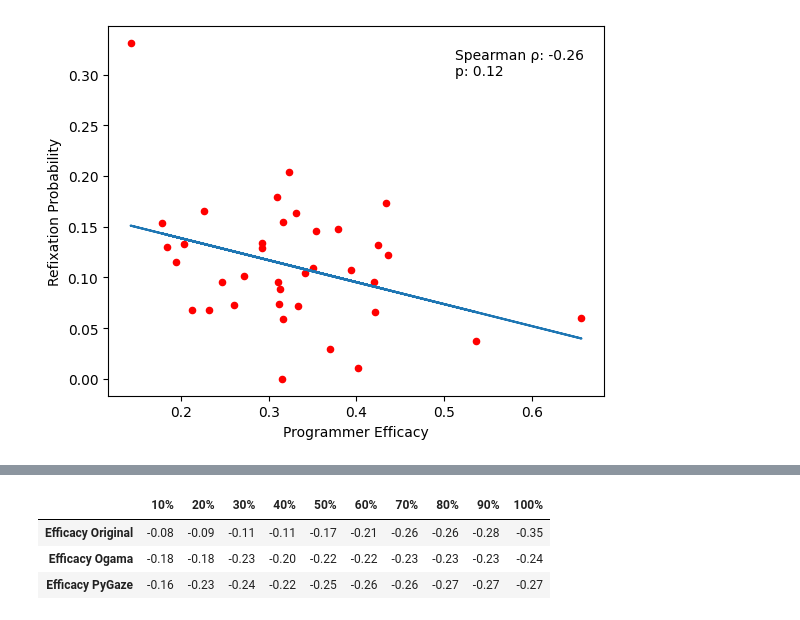
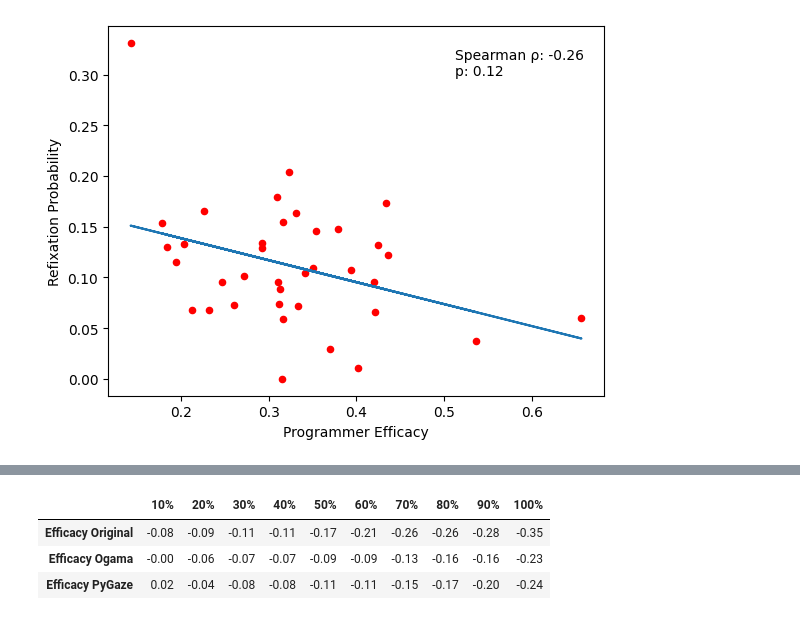
Before and after one commit to brains-on-code/eye-tracking-tools-influence, a Jupyter notebook: Study24/results.ipynb, the cells around one changed output, grey strips where cells are left out. Cells and saved outputs as stored; diff of their text form; code cells hidden in the pictures.

```diff
--- a/Study24/results.ipynb
+++ b/Study24/results.ipynb
@@ -69,53 +78,53 @@ show_results("pygaze")
 # %%
 # Load the results of the LOC coverage for Ogama and PyGaze
 df_pygaze = pd.DataFrame({
-    '10%': [-0.162381],
-    '20%': [-0.225015],
-    '30%': [-0.236347],
-    '40%': [-0.220411],
-    '50%': [-0.250846],
-    '60%': [-0.258744],
-    '70%': [-0.263045],
-    '80%': [-0.274073],
-    '90%': [-0.268202],
-    '100%': [-0.270212]
+    '10%': [0.0173067804646752],
+    '20%': [-0.03556187766714082],
+    '30%': [-0.07894736842105263],
+    '40%': [-0.08179231863442388],
+    '50%': [-0.11450924608819343],
+    '60%': [-0.11190137505926978],
+    '70%': [-0.1505452821242295],
+    '80%': [-0.16666666666666663],
+    '90%': [-0.19511616880037932],
+    '100%': [-0.2413466097676624]
 })
 
 df_ogama = pd.DataFrame({
-    '10%': [-0.175985],
-    '20%': [-0.183621],
-    '30%': [-0.227204],
-    '40%': [-0.197978],
-    '50%': [-0.217919],
-    '60%': [-0.217242],
-    '70%': [-0.227900],
-    '80%': [-0.233673],
-    '90%': [-0.230024],
-    '100%': [-0.237283]
+    '10%': [-0.0049786628733997145],
+    '20%': [-0.0644855381697487],
+    '30%': [-0.07373162636320531],
+    '40%': [-0.07136083451872925],
+    '50%': [-0.08843053579895685],
+    '60%': [-0.0948316737790422],
+    '70%': [-0.1254148885727833],
+    '80%': [-0.15504978662873398],
+    '90%': [-0.15836889521100045],
+    '100%': [-0.22830725462304408]
 })
 # Create a df with the original values
 df = pd.DataFrame({
     '10%': [-0.08,],
     '20%': [-0.09],
     '30%': [-0.11],
     '40%': [-0.11],
     '50%': [-0.17],
     '60%': [-0.21],
     '70%': [-0.26],
     '80%': [-0.26],
     '90%': [-0.28],
     '100%': [-0.35]
 })
 
 df = pd.concat([df, df_ogama, df_pygaze])
 
 # Name the row Efficacy
 df.index = ['Efficacy Original', 'Efficacy Ogama', 'Efficacy PyGaze']
 # Show only the first 2 decimals
 df = df.round(2)
 df
 # %% [output]
 |  | 10% | 20% | 30% | 40% | 50% | 60% | 70% | 80% | 90% | 100% |
 | Efficacy Original | -0.08 | -0.09 | -0.11 | -0.11 | -0.17 | -0.21 | -0.26 | -0.26 | -0.28 | -0.35 |
-| Efficacy Ogama | -0.18 | -0.18 | -0.23 | -0.20 | -0.22 | -0.22 | -0.23 | -0.23 | -0.23 | -0.24 |
-| Efficacy PyGaze | -0.16 | -0.23 | -0.24 | -0.22 | -0.25 | -0.26 | -0.26 | -0.27 | -0.27 | -0.27 |
+| Efficacy Ogama | -0.00 | -0.06 | -0.07 | -0.07 | -0.09 | -0.09 | -0.13 | -0.16 | -0.16 | -0.23 |
+| Efficacy PyGaze | 0.02 | -0.04 | -0.08 | -0.08 | -0.11 | -0.11 | -0.15 | -0.17 | -0.20 | -0.24 |
```
Also changed, not shown: parts of 1 cell of this notebook, 5 other files.
